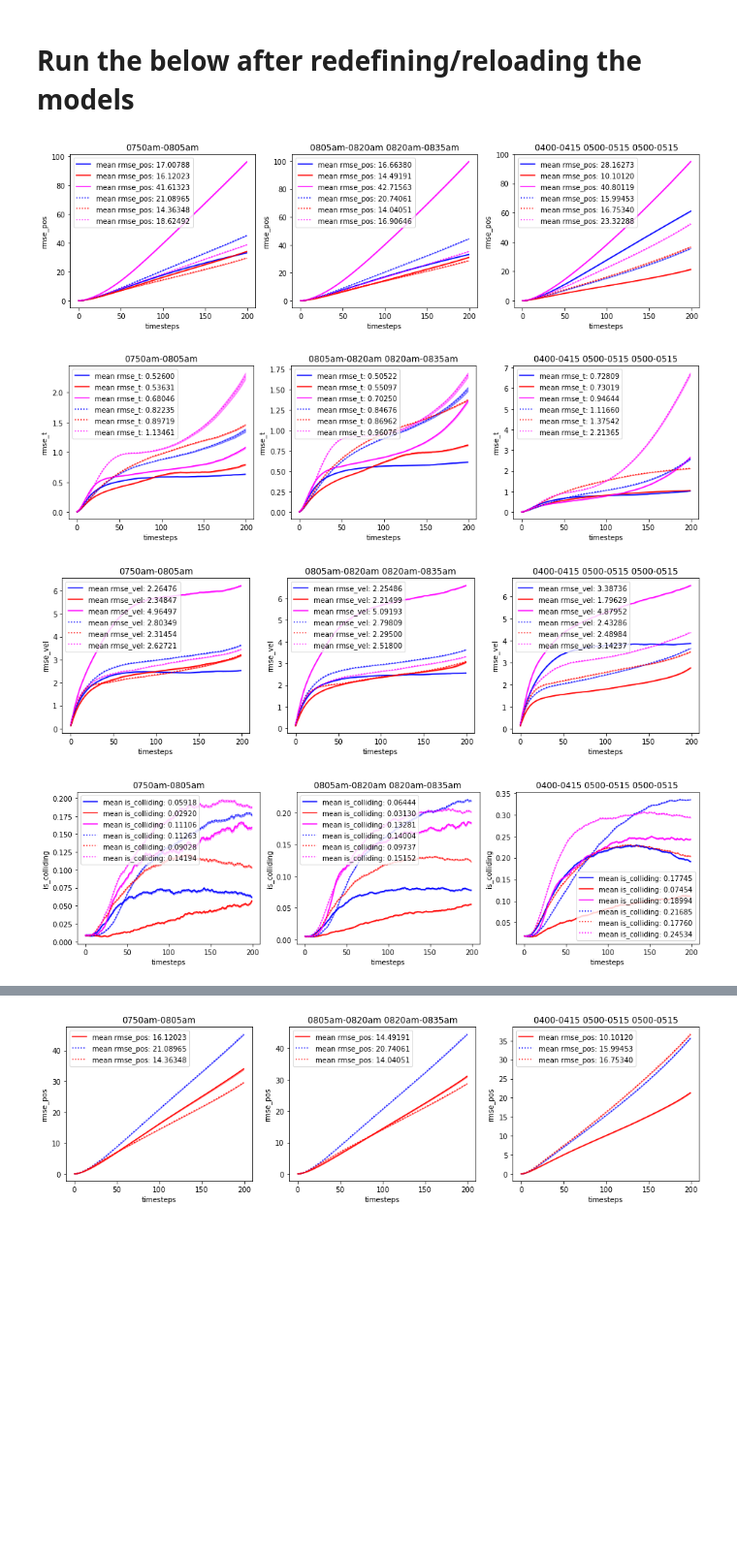
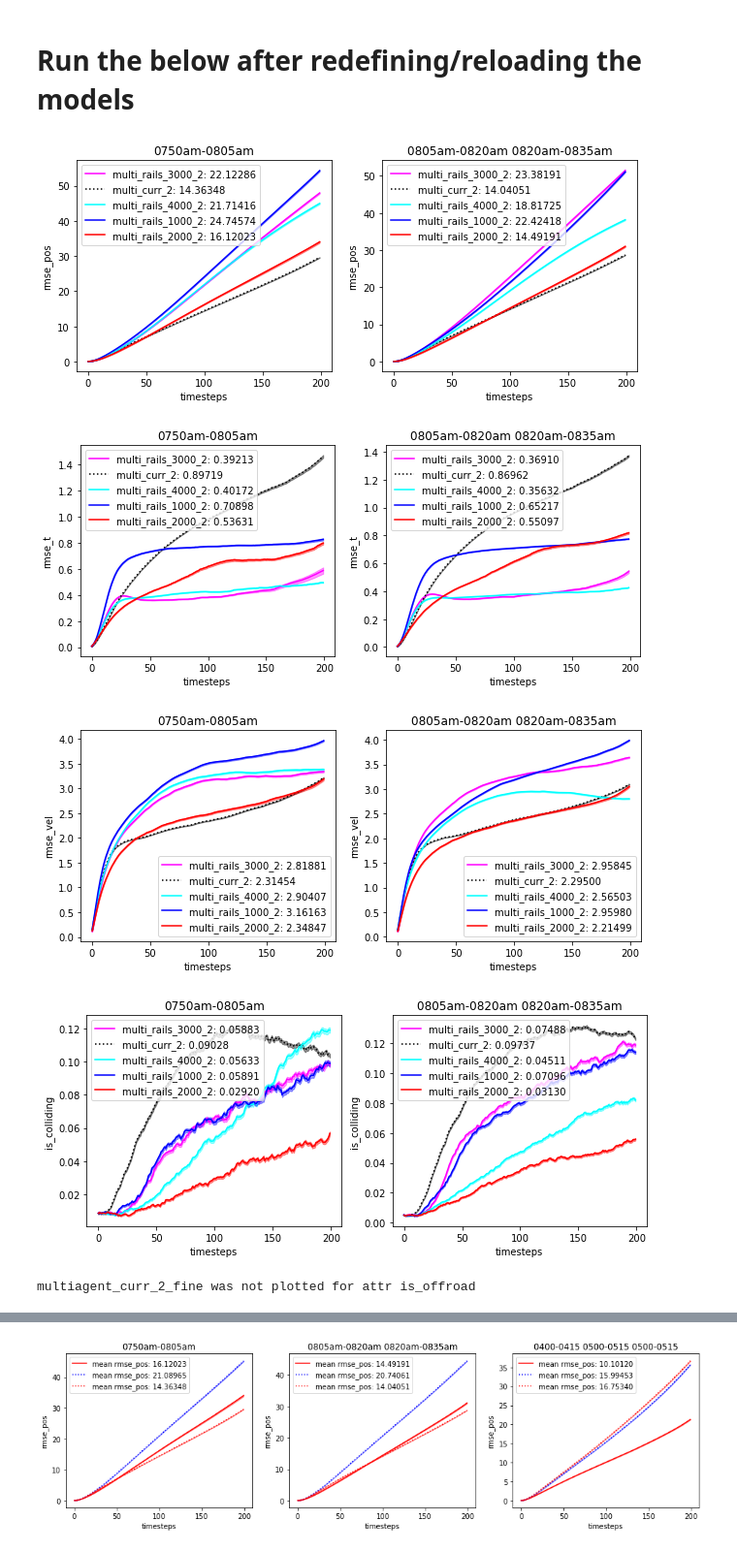
Before and after one commit to sisl/ngsim_env, a Jupyter notebook: scripts/imitation/visualize_rails.ipynb, the cells around one changed output, grey strips where cells are left out. Shown at 97% size. Saved outputs shown, nothing was run; the diff lists cells and outputs as text; code cells hidden in the pictures; blank space fills up the shorter version.

Commit message:
better legend

```diff
--- a/scripts/imitation/visualize_rails.ipynb
+++ b/scripts/imitation/visualize_rails.ipynb
@@ -30,5 +43,5 @@ model_labels = [
 # %%
-traj_lab_dict = visualize_utils.get_trajs_dict(model_labels)
+traj_lab_dict = visualize_utils.get_trajs_dict(model_labels, files_to_use=files_to_use)
 # %% [markdown]
 ## traj_lab_dict Structure:
 
@@ -69,5 +79,6 @@ all_rails_trajs = visualize_utils.combine_trajs([traj_lab_dict[model_label][0] f
 # %%
-def visualize_trajectories(trajs, length, label='', color='blue', attr='rmse', style='solid'):
+def visualize_trajectories(trajs, length, label='', color='blue', attr='rmse', style='solid',
+                          model=""):
     rmses = []
     for traj in trajs:
         if len(traj[attr]) == length:
@@ -82,26 +93,26 @@ def visualize_trajectories(trajs, length, label='', color='blue', attr='rmse', s
     bound = np.std(rmses, axis=0) / np.sqrt(len(rmses)) / 2
     x = range(len(mean))
     plt.fill_between(x, mean - bound, mean + bound, alpha=.4, color=color)
-    plt.plot(x, mean, c=color, label='mean {}: {:.5f}'.format(attr, np.mean(rmses)), linestyle=style)
+    plt.plot(x, mean, c=color, label='{}: {:.5f}'.format(model, np.mean(rmses)), linestyle=style)
     plt.xlabel('timesteps')
     plt.ylabel(attr)
     plt.title(label)
     plt.legend()
 # %%
-def plot_validation(trajs, labels, color='blue', length=200, attr='rmse', style='solid'):
+def plot_validation(trajs, labels, color='blue', length=200, attr='rmse', style='solid', model_label=""):
     trajs = [
         trajs[0],
         np.concatenate((trajs[1], trajs[2])),
-        np.concatenate((trajs[3], trajs[4], trajs[5]))
+        #np.concatenate((trajs[3], trajs[4], trajs[5]))
     ]
     labels = [
         labels[0],
         labels[1] + ' ' + labels[2],
-        labels[3] + ' ' + labels[4] + ' ' + labels[4]
+        #labels[3] + ' ' + labels[4] + ' ' + labels[4]
     ]
     for i, traj in enumerate(trajs):
         plt.subplot(1,3,i+1)
-        visualize_trajectories(traj, length, labels[i], attr=attr, color=color, style=style)
+        visualize_trajectories(traj, length, labels[i], attr=attr, color=color, style=style, model=model_label)
 # %%
 print(model_labels)
 # %% [output]
@@ -109,30 +120,27 @@ print(model_labels)
 # %% [markdown]
 # Run the below after redefining/reloading the models
 # %%
-attrs = ['rmse_pos', 'rmse_t', 'rmse_vel', 'is_colliding']
-colors = {
-    'multiagent_rails_2000_1_fine': 'blue',
-    'multiagent_rails_2000_2_fine': 'red',
-    'multiagent_rails_2000_3_fine': 'magenta',
-    'multiagent_curr_1_fine': 'blue',
-    'multiagent_curr_2_fine': 'red',
-    'multiagent_curr_3_fine': 'magenta',
-}
+attrs = ['rmse_pos', 'rmse_t', 'rmse_vel', 'is_colliding', 'is_offroad', 'hard_brake']
 
 length = 200
 ngsim_labels = traj_lab_dict[model_labels[0]][1]
 # %%
 for attr in attrs:
     plt.figure(figsize=(16,4))
     for i, label in enumerate(model_labels):
         style = 'dotted'
         if 'rails' in label: style = 'solid'
-        plot_validation(traj_lab_dict[label][0], ngsim_labels,
-                    color=colors[label], attr=attr, style=style, length=length)
+        try:
+            plot_validation(traj_lab_dict[label][0], ngsim_labels,
+                    color=colors[label], attr=attr, style=style, length=length, model_label=label.replace(\
+                                        '_fine','').replace('multiagent','multi'))
+        except:
+            print(label, "was not plotted for attr", attr)
     plt.savefig(attr + '_rails.png')
     plt.show()
 # %% [output]
-[figure, old version]
+[figure, new version]
-[figure, old version]
+[figure, new version]
-[figure, old version]
+[figure, new version]
-[figure, old version]
+[figure, new version]
+multiagent_curr_2_fine was not plotted for attr is_offroad
```
Also changed, not shown: parts of 11 cells of this notebook.
